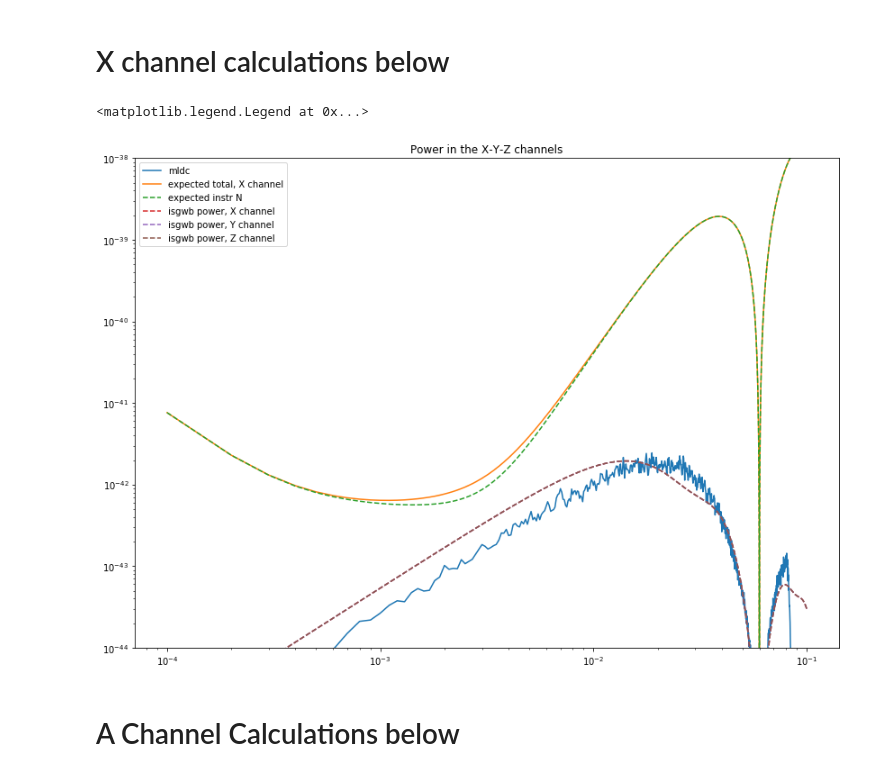
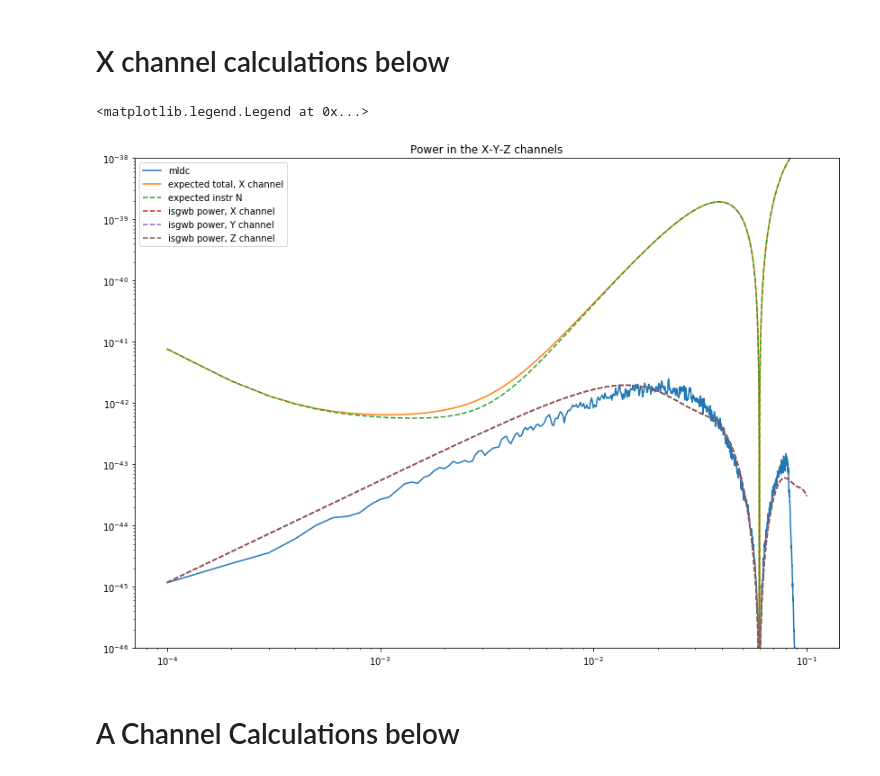
Before and after one commit to sharanbngr/blip, a Jupyter notebook: Notebooks/mldc_spectra.ipynb, the cells around one changed output. Cells and saved outputs as stored; diff of their text form; code cells hidden in the pictures.

```diff
--- a/Notebooks/mldc_spectra.ipynb
+++ b/Notebooks/mldc_spectra.ipynb
@@ -24,7 +24,7 @@ times, hX, hY, hZ = hoft[0:end_idx, 0], hoft[0:end_idx, 1], hoft[0:end_idx, 2],
 # %%
 ## PSD of the data
 fs = 1.0/(times[1] - times[0])
-fx, Sx = welch(hZ,fs=fs, nperseg=int(1e4*fs) )
+fx, Sx = welch(hX,fs=fs, nperseg=int(1e4*fs) )
 fx, Sx = fx[1:], Sx[1:]
 # %%
 ## antenna pattern
@@ -40,7 +40,7 @@ Np = (15e-12)**2 * (1 + (2e-3/fx)**4) *(2*np.pi*fx/cspeed)**2
 
 Sx_instr = 16.0 * np.sin(fx/fstar)**2 * (2.0 * (1.0 + np.cos(fx/fstar)**2) * Na + Np)
 
-omega_f = 3.5e-9 * (fx/25)**0.667
+omega_f = 3.5e-9 * (fx/25)**(2.0/3)
 H0 = 2.2*10**(-18)
 
 Fx_prime = (2*np.sin(fx/fstar))**2 * 0.3 ## * 1/ (1 + 0.6* (fx/fstar)**2)
@@ -52,17 +52,17 @@ Sz_gw = omega_f * (3*H0**2)/(4 * np.pi**2 * fx**3) * Fz * (4*np.pi*fx*Larm/cspee
 # %%
 plt.loglog(fx, Sx, label='mldc')
 plt.loglog(fx, Sx_instr + Sx_gw, label='expected total, X channel')
 plt.loglog(fx, Sx_instr,'--' ,  label='expected instr N')
 plt.loglog(fx, Sx_gw,'--' , label='isgwb power, X channel')
 plt.loglog(fx, Sy_gw,'--' , label='isgwb power, Y channel')
 plt.loglog(fx, Sz_gw,'--' , label='isgwb power, Z channel')
 
 plt.title('Power in the X-Y-Z channels')
-plt.ylim(1e-44, 1e-38)
+plt.ylim(1e-46, 1e-38)
 plt.legend()
 # %% [output]
 <matplotlib.legend.Legend at 0x...>
-[figure, old version]
+[figure, new version]
 # %% [markdown]
 # A Channel Calculations below
 # %%
```
Also changed, not shown: parts of 8 cells of this notebook.
